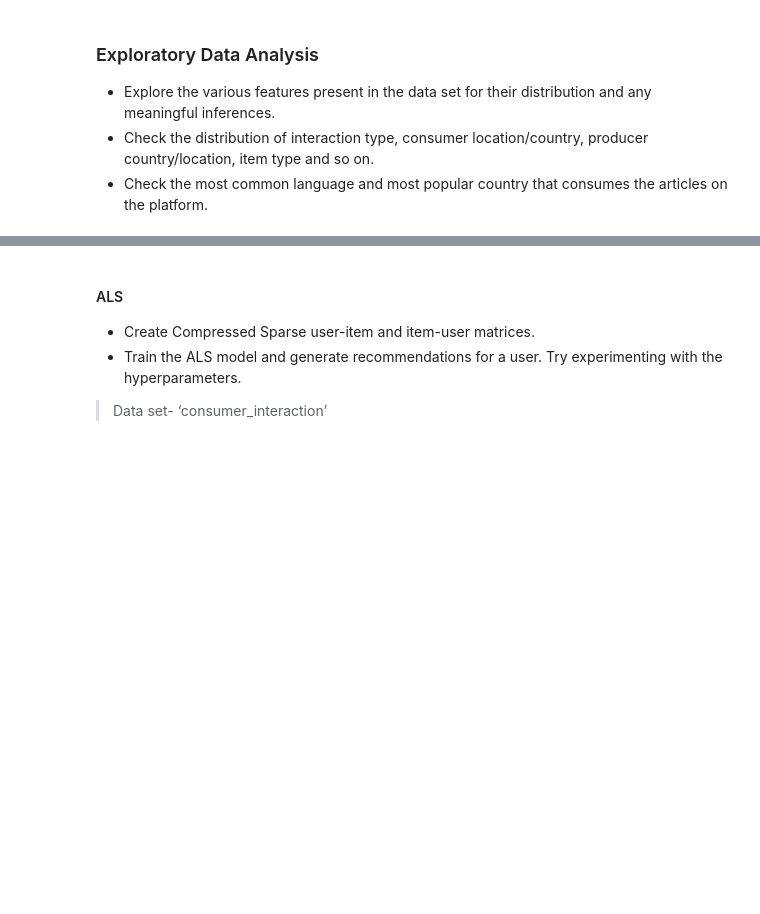
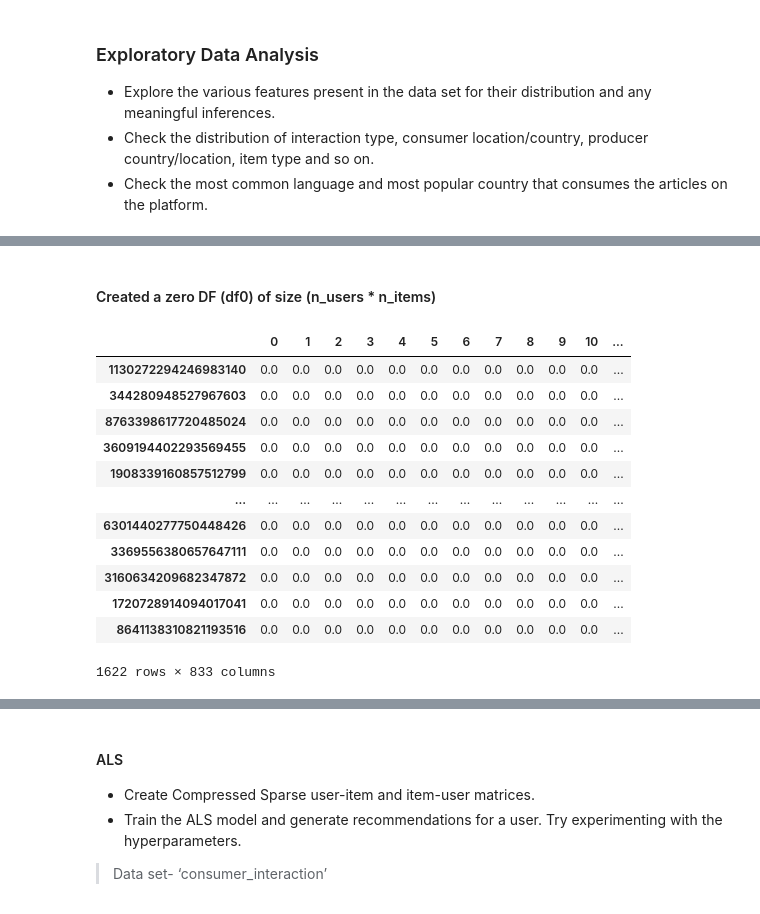
Before and after one commit to ishitamahindroo/NewsRecommendor, a Jupyter notebook: capstone0.ipynb, the cells around one changed output, grey strips where cells are left out. Saved outputs shown, nothing was run; the diff lists cells and outputs as text; code cells hidden in the pictures; blank space fills up the shorter version.

Commit message:
initialise zero dataframe with size of user*item

```diff
--- a/capstone0.ipynb
+++ b/capstone0.ipynb
@@ -481,0 +545,5 @@ import seaborn as sns
+# %%
+#saving number of unique users and articles(item)
+n_users = main.consumer_id.nunique()
+
+n_items = main.item_id.nunique()
@@ -481,0 +554,4 @@ import seaborn as sns
+# %%
+#storing unique users and item's id
+users = main.consumer_id.unique()
+items = main.item_id.unique()
@@ -481,0 +629,24 @@ import seaborn as sns
+# %% [markdown]
+#### Created a zero DF (df0) of size (n_users * n_items)
+# %%
+zero_matrix = np.zeros((n_users, n_items))
+# %%
+df0 = pd.DataFrame(zero_matrix)
+# %%
+''' setting index to unique consumer_id '''
+df0.set_index(users, inplace=True)
+df0
+# %% [output]
+|  | 0 | 1 | 2 | 3 | 4 | 5 | 6 | 7 | 8 | 9 | 10 | ... |
+| 1130272294246983140 | 0.0 | 0.0 | 0.0 | 0.0 | 0.0 | 0.0 | 0.0 | 0.0 | 0.0 | 0.0 | 0.0 | ... |
+| 344280948527967603 | 0.0 | 0.0 | 0.0 | 0.0 | 0.0 | 0.0 | 0.0 | 0.0 | 0.0 | 0.0 | 0.0 | ... |
+| 8763398617720485024 | 0.0 | 0.0 | 0.0 | 0.0 | 0.0 | 0.0 | 0.0 | 0.0 | 0.0 | 0.0 | 0.0 | ... |
+| 3609194402293569455 | 0.0 | 0.0 | 0.0 | 0.0 | 0.0 | 0.0 | 0.0 | 0.0 | 0.0 | 0.0 | 0.0 | ... |
+| 1908339160857512799 | 0.0 | 0.0 | 0.0 | 0.0 | 0.0 | 0.0 | 0.0 | 0.0 | 0.0 | 0.0 | 0.0 | ... |
+| ... | ... | ... | ... | ... | ... | ... | ... | ... | ... | ... | ... | ... |
+| 6301440277750448426 | 0.0 | 0.0 | 0.0 | 0.0 | 0.0 | 0.0 | 0.0 | 0.0 | 0.0 | 0.0 | 0.0 | ... |
+| 3369556380657647111 | 0.0 | 0.0 | 0.0 | 0.0 | 0.0 | 0.0 | 0.0 | 0.0 | 0.0 | 0.0 | 0.0 | ... |
+| 3160634209682347872 | 0.0 | 0.0 | 0.0 | 0.0 | 0.0 | 0.0 | 0.0 | 0.0 | 0.0 | 0.0 | 0.0 | ... |
+| 1720728914094017041 | 0.0 | 0.0 | 0.0 | 0.0 | 0.0 | 0.0 | 0.0 | 0.0 | 0.0 | 0.0 | 0.0 | ... |
+| 8641138310821193516 | 0.0 | 0.0 | 0.0 | 0.0 | 0.0 | 0.0 | 0.0 | 0.0 | 0.0 | 0.0 | 0.0 | ... |
+1622 rows × 833 columns
```
Also changed, not shown: parts of 36 cells of this notebook.
